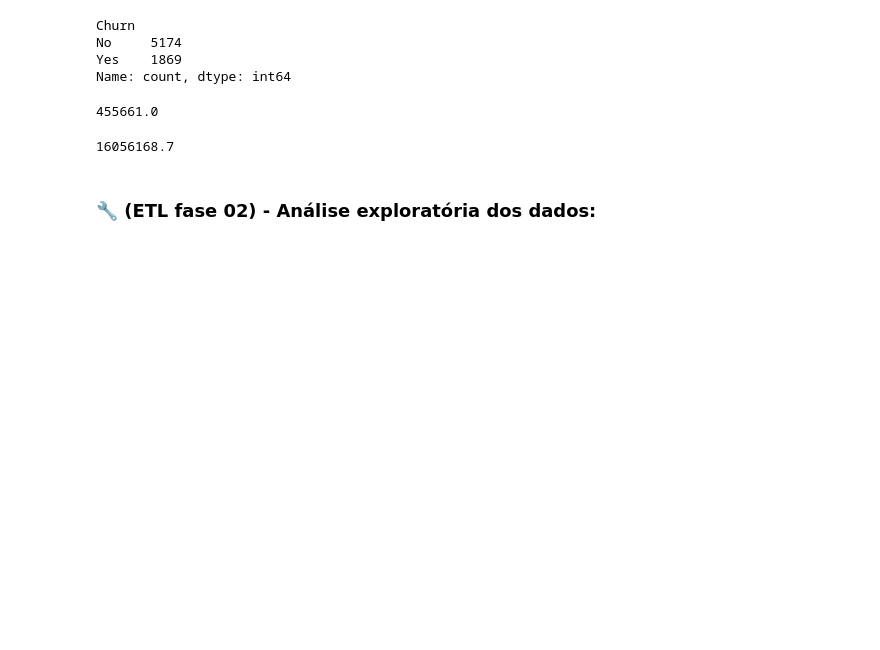
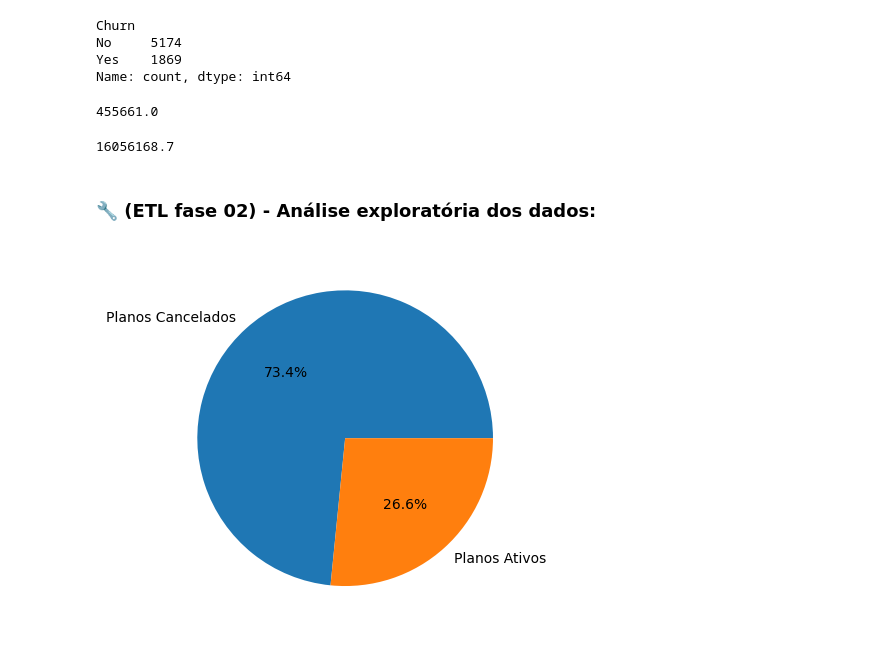
Before and after one commit to Megalonnix/ChallengeTelecomX, a Jupyter notebook: TelecomX_BR2.ipynb, the cells around one changed output. Cells and saved outputs as stored; diff of their text form; code cells hidden in the pictures; blank space fills up the shorter version.

Commit message:
Analisando Grupos

```diff
--- a/TelecomX_BR2.ipynb
+++ b/TelecomX_BR2.ipynb
@@ -302,0 +309,28 @@ df['Charges_Total'].sum()
+# %%
+clintes_que_evadiram = df['Churn'] == 'Yes'
+
+porcentg_planos_cancelados = \
+    len(df[clintes_que_evadiram])/len(df)
+
+porcentg_planos_ativos = \
+    1 - porcentg_planos_cancelados
+# %%
+def showPorcentagemGrupo(
+    totalAmostra,
+    qtdGrupo,
+    legendasGraph):
+
+    porcentagens = [totalAmostra,qtdGrupo]
+    fig, ax = plt.subplots()
+    ax.pie(
+        porcentagens,
+        labels=legendasGraph,
+        autopct='%1.1f%%')
+    plt.show()
+# %%
+showPorcentagemGrupo(
+    porcentg_planos_ativos,
+    porcentg_planos_cancelados,
+    ['Planos Cancelados','Planos Ativos'])
+# %% [output]
+[figure, added]
```
Also changed, not shown: parts of 10 cells of this notebook.
